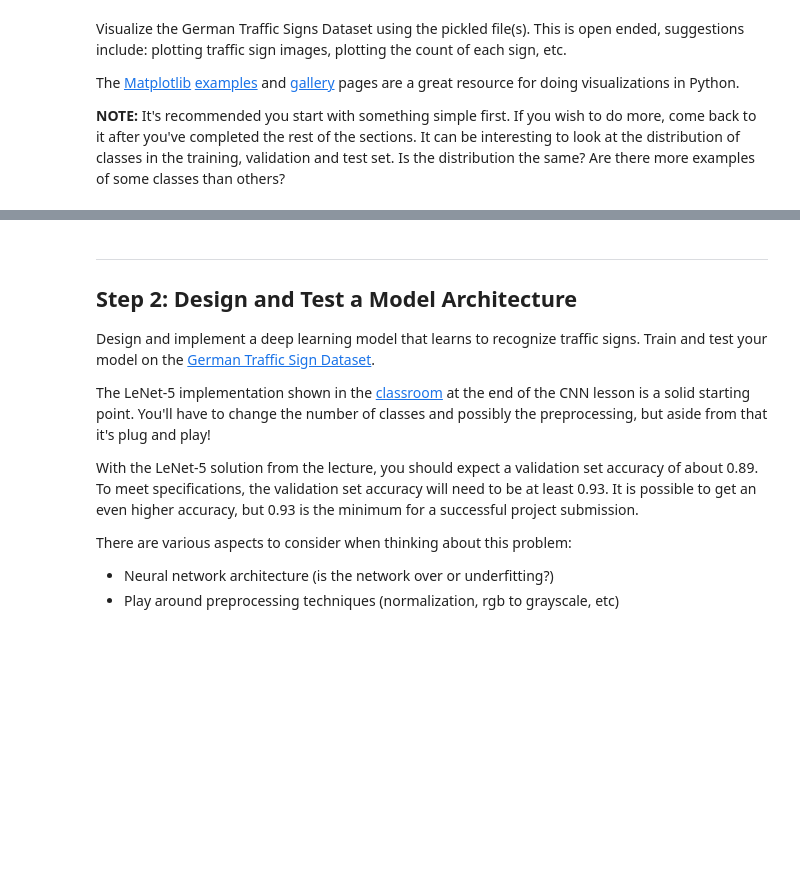
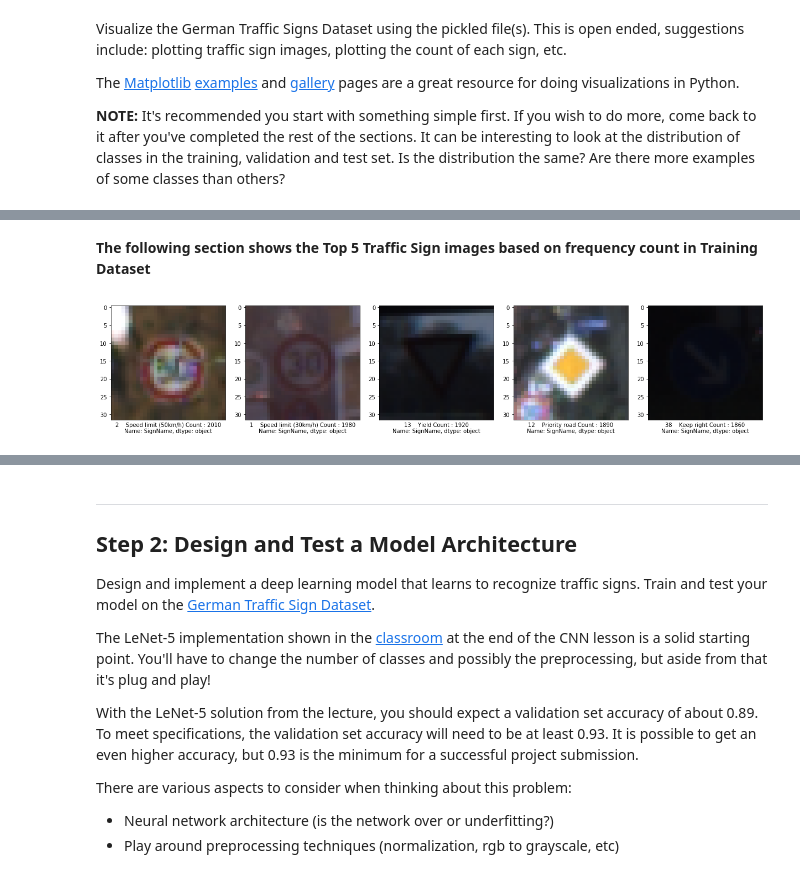
Before and after one commit to vasumaniram/SDCND-P3, a Jupyter notebook: Traffic_Sign_Classifier.ipynb, the cells around one changed output, grey strips where cells are left out. Saved outputs shown, nothing was run; the diff lists cells and outputs as text; code cells hidden in the pictures; blank space fills up the shorter version.

Commit message:
Data Exploration and Model Building

```diff
--- a/Traffic_Sign_Classifier.ipynb
+++ b/Traffic_Sign_Classifier.ipynb
@@ -109,0 +132,25 @@ print(y_train[index])
+# %%
+def get_top_5_bottom_5(y):
+    df = pd.DataFrame(data=y,columns=['y_train'])
+    top_5 = pd.value_counts(df['y_train'])[:5]
+    bottom_5 = pd.value_counts(df['y_train'])[-5:]
+    return top_5,bottom_5
+def plot_images(X,y,images):
+    i = 1
+    plt.figure(figsize=(20,20))
+    for idx in images.index:
+        plt.subplot(1,6,i)
+        i+=1
+        plt.imshow(X[y == idx][0])
+        #print(signs[signs['ClassId'] == idx]['SignName'])
+        plt.xlabel(signs[signs['ClassId'] == idx]['SignName'] + ' Count : ' + str(images[idx]))
+        plt.xticks([])
+    plt.tight_layout(pad=0, h_pad=0, w_pad=0)
+    plt.show()
+top_5,bottom_5 = get_top_5_bottom_5(y_train)
+# %% [markdown]
+**The following section shows the Top 5 Traffic Sign images based on frequency count in Training Dataset**
+# %%
+plot_images(X_train,y_train,top_5)
+# %% [output]
+[figure, added]
```
Also changed, not shown: parts of 24 cells of this notebook.
